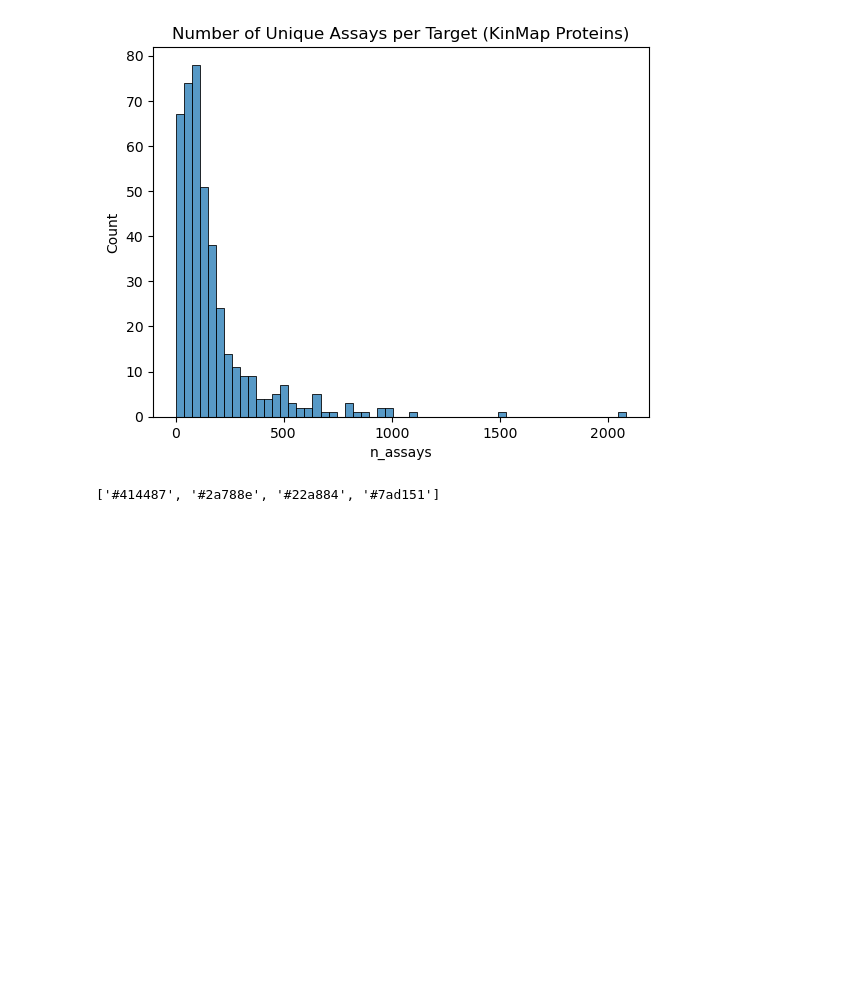
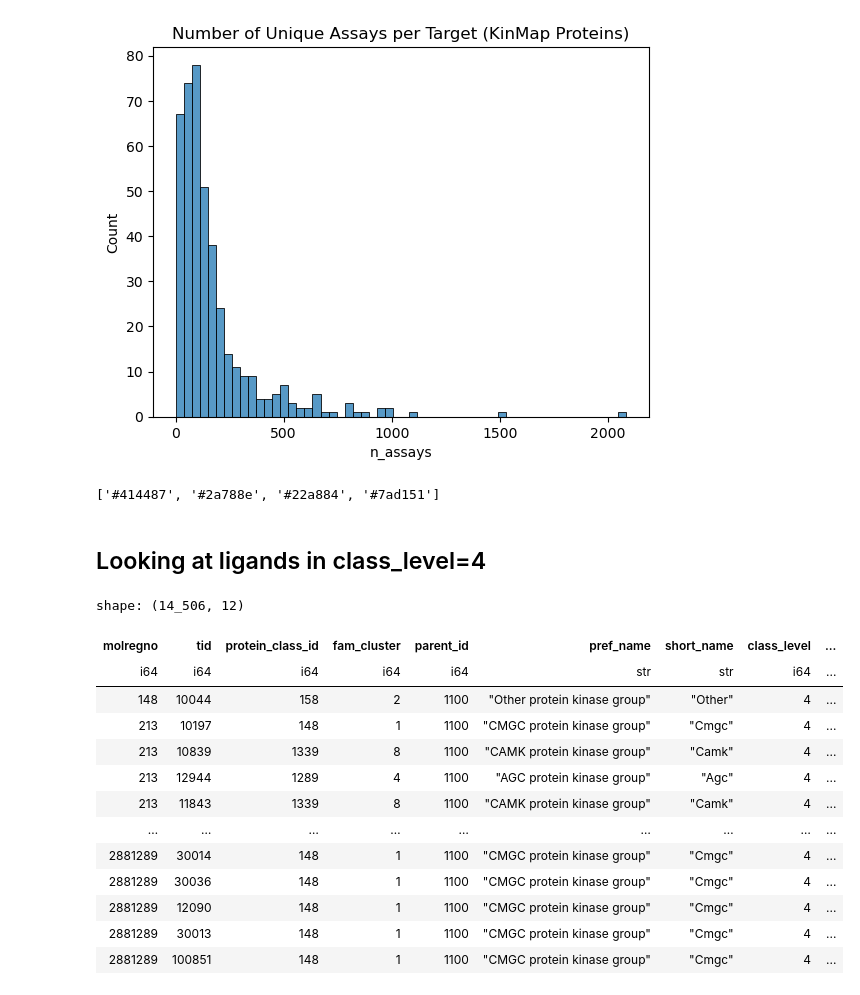
Before and after one commit to Jack-42/ligandActivityAnalysis, a Jupyter notebook: notebooks/exploratory_analysis.ipynb, the cells around one changed output. Drawn from its saved outputs; the diff is of its cells as text; code cells hidden in the pictures; blank space fills up the shorter version.

```diff
--- a/notebooks/exploratory_analysis.ipynb
+++ b/notebooks/exploratory_analysis.ipynb
@@ -202,3 +202,5 @@ create_kinmap_csv(ktarget_df, "n_ligands", size_cutoffs, colors, pth)
 # %%
 # save main df
 ktarget_df.write_csv("/home/jack/unm_gra/data/LAA/Homosapiens-SINGLEPROTEIN-1100/addl_files/kinmap_data.csv")
+# %% [markdown]
+## Looking at ligands in class_level=4
@@ -204,0 +212,18 @@ ktarget_df.write_csv("/home/jack/unm_gra/data/LAA/Homosapiens-SINGLEPROTEIN-1100
+# %%
+cluster_df = cluster_df.join(family_info_df, on="protein_class_id")
+cluster_df
+# %% [output]
+shape: (14_506, 12)
+| molregno | tid | protein_class_id | fam_cluster | parent_id | pref_name | short_name | class_level | ... |
+| i64 | i64 | i64 | i64 | i64 | str | str | i64 | ... |
+| 148 | 10044 | 158 | 2 | 1100 | "Other protein kinase group" | "Other" | 4 | ... |
+| 213 | 10197 | 148 | 1 | 1100 | "CMGC protein kinase group" | "Cmgc" | 4 | ... |
+| 213 | 10839 | 1339 | 8 | 1100 | "CAMK protein kinase group" | "Camk" | 4 | ... |
+| 213 | 12944 | 1289 | 4 | 1100 | "AGC protein kinase group" | "Agc" | 4 | ... |
+| 213 | 11843 | 1339 | 8 | 1100 | "CAMK protein kinase group" | "Camk" | 4 | ... |
+| … | … | … | … | … | … | … | … | ... |
+| 2881289 | 30014 | 148 | 1 | 1100 | "CMGC protein kinase group" | "Cmgc" | 4 | ... |
+| 2881289 | 30036 | 148 | 1 | 1100 | "CMGC protein kinase group" | "Cmgc" | 4 | ... |
+| 2881289 | 12090 | 148 | 1 | 1100 | "CMGC protein kinase group" | "Cmgc" | 4 | ... |
+| 2881289 | 30013 | 148 | 1 | 1100 | "CMGC protein kinase group" | "Cmgc" | 4 | ... |
+| 2881289 | 100851 | 148 | 1 | 1100 | "CMGC protein kinase group" | "Cmgc" | 4 | ... |
```
Also changed, not shown: parts of 8 cells of this notebook.
